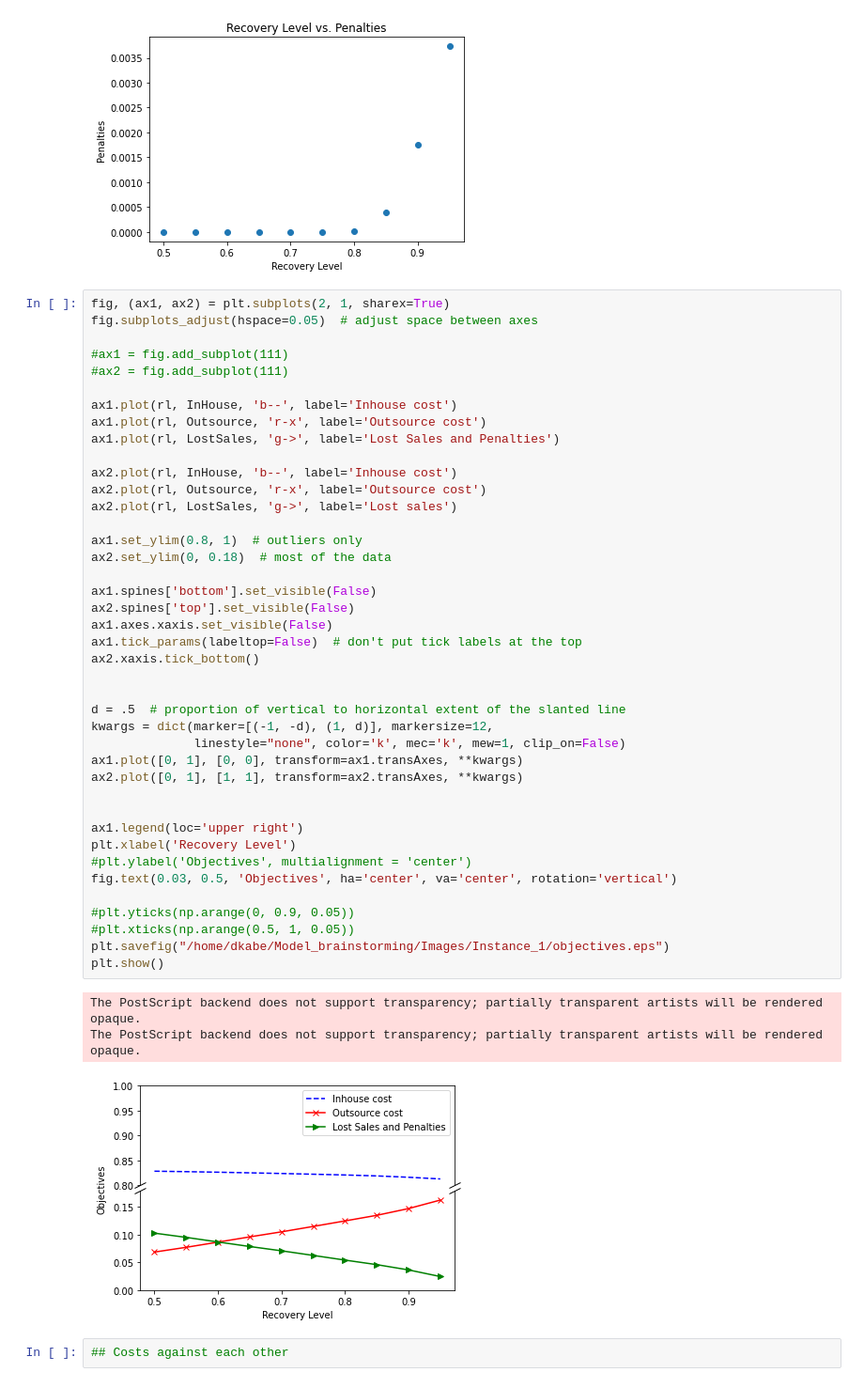
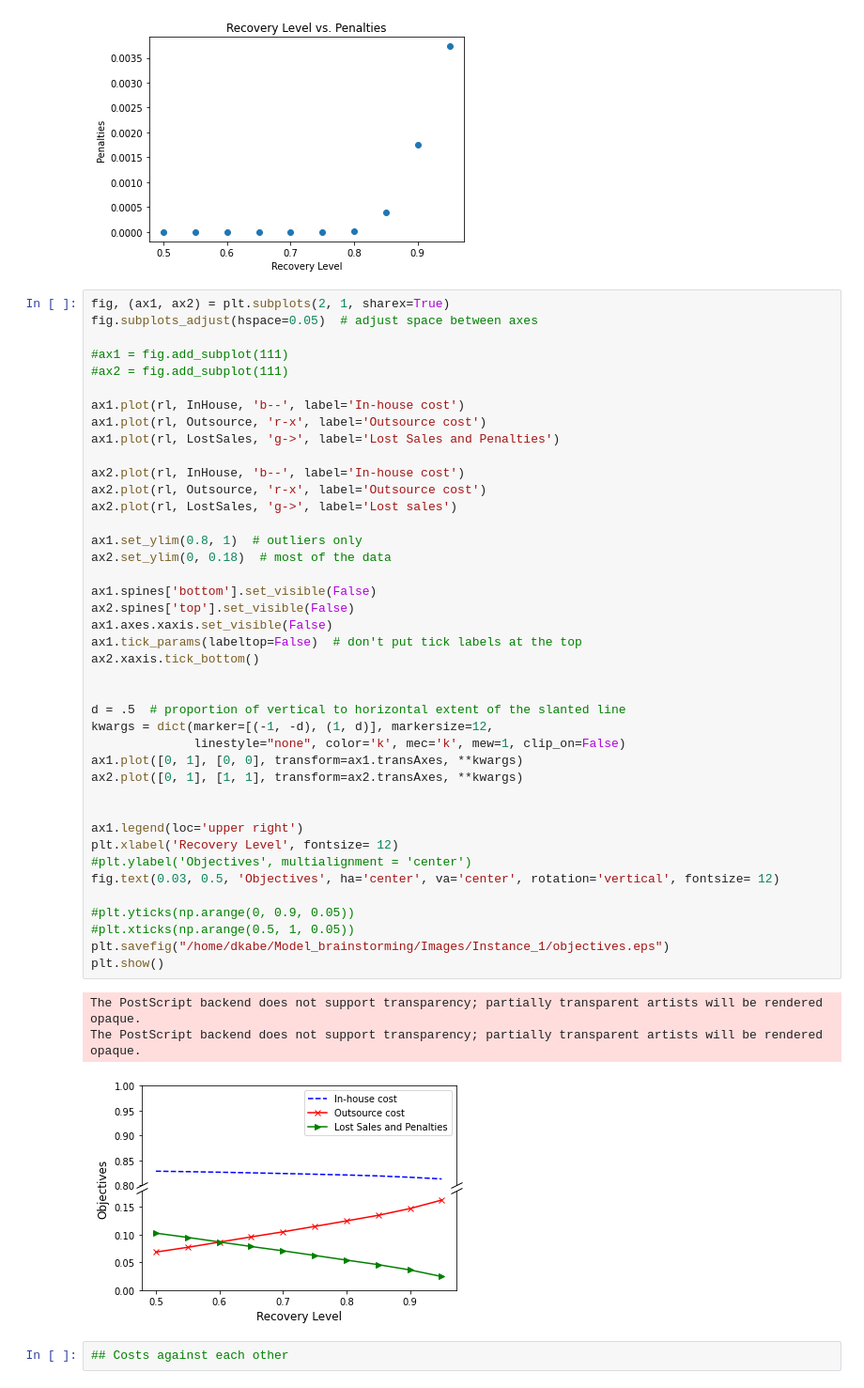
Before and after one commit to dkabe/SC_Resilience, a Jupyter notebook: Notebooks/Visuals.ipynb, the cells around one changed output. Shown at 94% size. Drawn from its saved outputs; the diff is of its cells as text.

Commit message:
images

```diff
--- a/Notebooks/Visuals.ipynb
+++ b/Notebooks/Visuals.ipynb
@@ -84,44 +84,44 @@ fig.subplots_adjust(hspace=0.05)  # adjust space between axes
 #ax1 = fig.add_subplot(111)
 #ax2 = fig.add_subplot(111)
 
-ax1.plot(rl, InHouse, 'b--', label='Inhouse cost')
+ax1.plot(rl, InHouse, 'b--', label='In-house cost')
 ax1.plot(rl, Outsource, 'r-x', label='Outsource cost')
 ax1.plot(rl, LostSales, 'g->', label='Lost Sales and Penalties')
 
-ax2.plot(rl, InHouse, 'b--', label='Inhouse cost')
+ax2.plot(rl, InHouse, 'b--', label='In-house cost')
 ax2.plot(rl, Outsource, 'r-x', label='Outsource cost')
 ax2.plot(rl, LostSales, 'g->', label='Lost sales')
 
 ax1.set_ylim(0.8, 1)  # outliers only
 ax2.set_ylim(0, 0.18)  # most of the data
 
 ax1.spines['bottom'].set_visible(False)
 ax2.spines['top'].set_visible(False)
 ax1.axes.xaxis.set_visible(False)
 ax1.tick_params(labeltop=False)  # don't put tick labels at the top
 ax2.xaxis.tick_bottom()
 
 
 d = .5  # proportion of vertical to horizontal extent of the slanted line
 kwargs = dict(marker=[(-1, -d), (1, d)], markersize=12,
               linestyle="none", color='k', mec='k', mew=1, clip_on=False)
 ax1.plot([0, 1], [0, 0], transform=ax1.transAxes, **kwargs)
 ax2.plot([0, 1], [1, 1], transform=ax2.transAxes, **kwargs)
 
 
 ax1.legend(loc='upper right')
-plt.xlabel('Recovery Level')
+plt.xlabel('Recovery Level', fontsize= 12)
 #plt.ylabel('Objectives', multialignment = 'center')
-fig.text(0.03, 0.5, 'Objectives', ha='center', va='center', rotation='vertical')
+fig.text(0.03, 0.5, 'Objectives', ha='center', va='center', rotation='vertical', fontsize= 12)
 
 #plt.yticks(np.arange(0, 0.9, 0.05))
 #plt.xticks(np.arange(0.5, 1, 0.05))
 plt.savefig("/home/dkabe/Model_brainstorming/Images/Instance_1/objectives.eps")
 plt.show()
 # %% [output]
 The PostScript backend does not support transparency; partially transparent artists will be rendered opaque.
 The PostScript backend does not support transparency; partially transparent artists will be rendered opaque.
-[figure, old version]
+[figure, new version]
 # %%
 ## Costs against each other
 # %%
```
Also changed, not shown: parts of 1 cell of this notebook, 2 other files.
